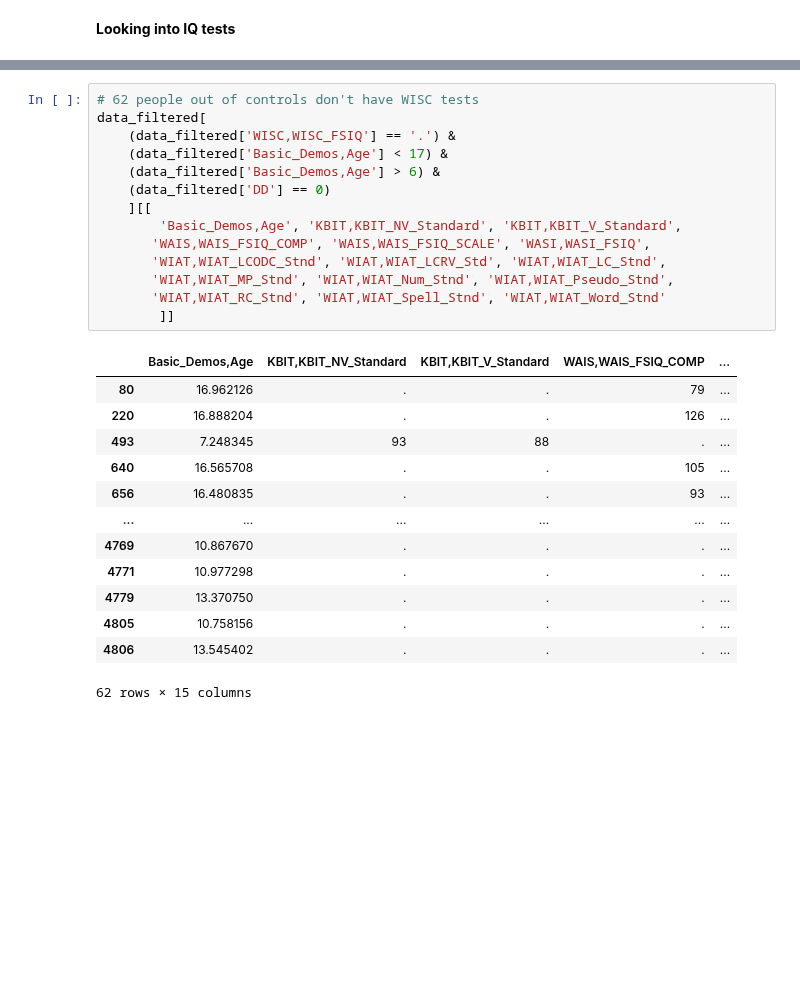
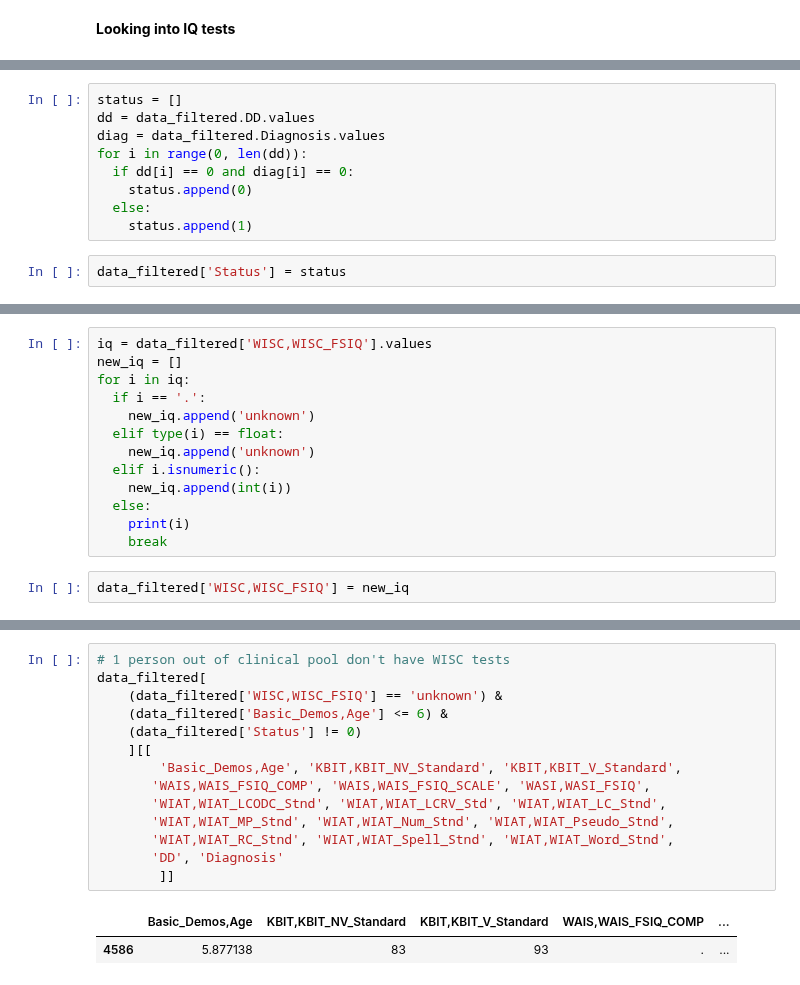
Before and after one commit to cristinarainich/Child-Mind-Institute-Project, a Jupyter notebook: Pheno_data.ipynb, the cells around one changed output, grey strips where cells are left out. Saved outputs shown, nothing was run; the diff lists cells and outputs as text; blank space fills up the shorter version.

```diff
--- a/Pheno_data.ipynb
+++ b/Pheno_data.ipynb
@@ -686,0 +716,11 @@ See the caveats in the documentation: https://pandas.pydata.org/pandas-docs/stab
+# %%
+status = []
+dd = data_filtered.DD.values
+diag = data_filtered.Diagnosis.values
+for i in range(0, len(dd)):
+  if dd[i] == 0 and diag[i] == 0:
+    status.append(0)
+  else:
+    status.append(1)
+# %%
+data_filtered['Status'] = status
@@ -695,0 +743,15 @@ pl.title('Age distribution for no results on WISC test (6-17)');
+# %%
+iq = data_filtered['WISC,WISC_FSIQ'].values
+new_iq = []
+for i in iq:
+  if i == '.':
+    new_iq.append('unknown')
+  elif type(i) == float:
+    new_iq.append('unknown')
+  elif i.isnumeric():
+    new_iq.append(int(i))
+  else:
+    print(i)
+    break
+# %%
+data_filtered['WISC,WISC_FSIQ'] = new_iq
@@ -731,28 +830,17 @@ data_filtered[
 # %%
-# 62 people out of controls don't have WISC tests
+# 1 person out of clinical pool don't have WISC tests
 data_filtered[
-    (data_filtered['WISC,WISC_FSIQ'] == '.') &
-    (data_filtered['Basic_Demos,Age'] < 17) &
-    (data_filtered['Basic_Demos,Age'] > 6) &
-    (data_filtered['DD'] == 0)
+    (data_filtered['WISC,WISC_FSIQ'] == 'unknown') &
+    (data_filtered['Basic_Demos,Age'] <= 6) &
+    (data_filtered['Status'] != 0)
     ][[
         'Basic_Demos,Age', 'KBIT,KBIT_NV_Standard', 'KBIT,KBIT_V_Standard',
        'WAIS,WAIS_FSIQ_COMP', 'WAIS,WAIS_FSIQ_SCALE', 'WASI,WASI_FSIQ',
        'WIAT,WIAT_LCODC_Stnd', 'WIAT,WIAT_LCRV_Std', 'WIAT,WIAT_LC_Stnd',
        'WIAT,WIAT_MP_Stnd', 'WIAT,WIAT_Num_Stnd', 'WIAT,WIAT_Pseudo_Stnd',
-       'WIAT,WIAT_RC_Stnd', 'WIAT,WIAT_Spell_Stnd', 'WIAT,WIAT_Word_Stnd'
+       'WIAT,WIAT_RC_Stnd', 'WIAT,WIAT_Spell_Stnd', 'WIAT,WIAT_Word_Stnd',
+       'DD', 'Diagnosis'
         ]]
 # %% [output]
 |  | Basic_Demos,Age | KBIT,KBIT_NV_Standard | KBIT,KBIT_V_Standard | WAIS,WAIS_FSIQ_COMP | ... |
-| 80 | 16.962126 | . | . | 79 | ... |
-| 220 | 16.888204 | . | . | 126 | ... |
-| 493 | 7.248345 | 93 | 88 | . | ... |
-| 640 | 16.565708 | . | . | 105 | ... |
-| 656 | 16.480835 | . | . | 93 | ... |
-| ... | ... | ... | ... | ... | ... |
-| 4769 | 10.867670 | . | . | . | ... |
-| 4771 | 10.977298 | . | . | . | ... |
-| 4779 | 13.370750 | . | . | . | ... |
-| 4805 | 10.758156 | . | . | . | ... |
-| 4806 | 13.545402 | . | . | . | ... |
+| 4586 | 5.877138 | 83 | 93 | . | ... |
-62 rows × 15 columns
```
Also changed, not shown: parts of 10 cells of this notebook.
